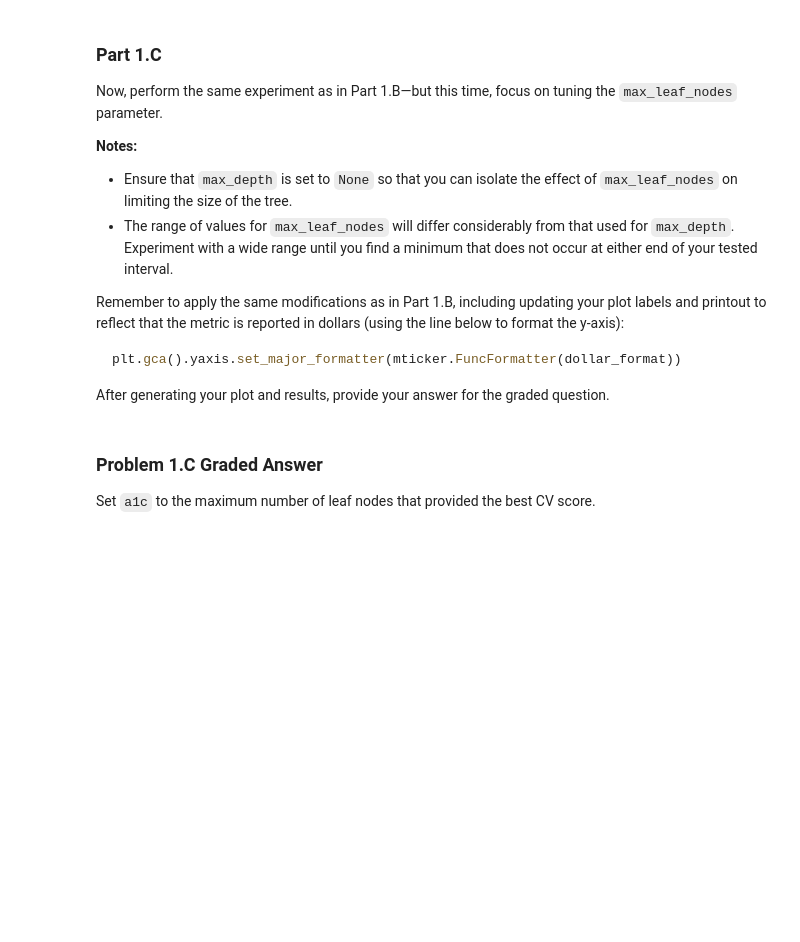
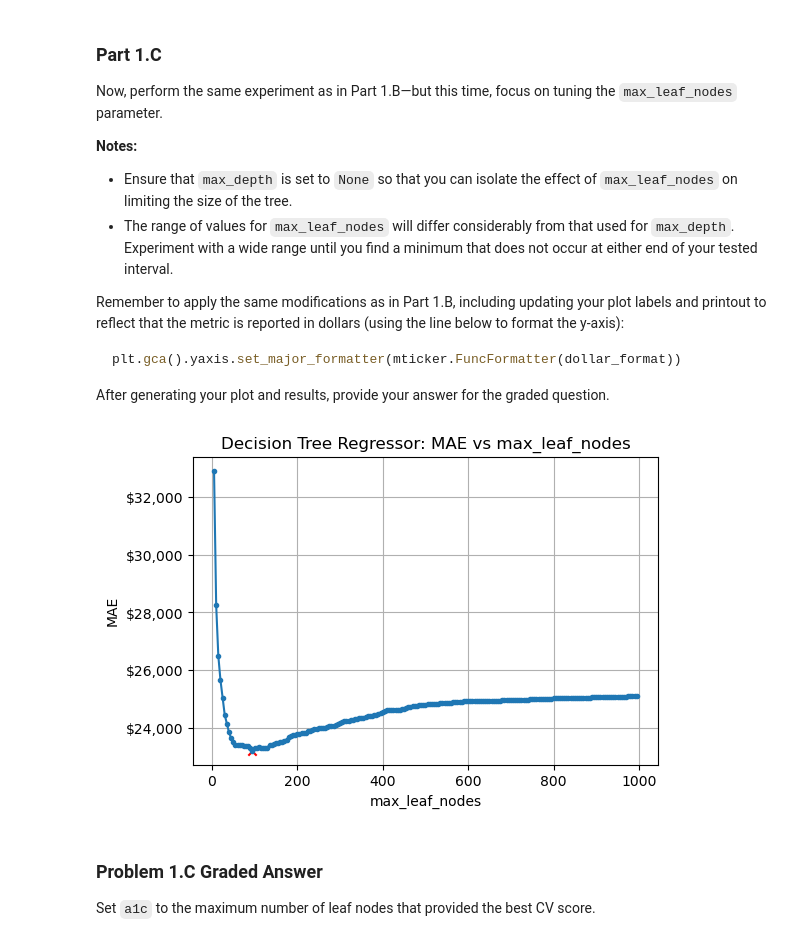
Before and after one commit to keshleem/dx603-homework6, a Jupyter notebook: Homework_06.ipynb, the cells around one changed output. Drawn from its saved outputs; the diff is of its cells as text; code cells hidden in the pictures; blank space fills up the shorter version.

```diff
--- a/Homework_06.ipynb
+++ b/Homework_06.ipynb
@@ -287,3 +324,42 @@ After generating your plot and results, provide your answer for the graded quest
+# %%
+# Your code here
+param = 'max_leaf_nodes'
+
+parameter_list = range(5,1000, 5)
+
+MAEs = []
+
+for mln in tqdm(parameter_list):
+
+    MAEs.append( run_decision_tree_regressor(X_train,y_train,
+                                             max_depth=None,
+                                             max_features=None,
+                                             min_samples_split=2,
+                                             min_samples_leaf=1,
+                                             max_leaf_nodes=mln,
+                                             criterion='absolute_error',
+                                             ccp_alpha=0.0,
+                                             random_state=random_seed,
+                                             n_jobs= -1,
+                                             visualize=False
+                                            ) )
+
+# find the minimum value and index
+min_MAE = min(MAEs)
+min_index = np.argmin(MAEs)
+best_leaf_nodes = parameter_list[min_index]
+
+plt.figure(figsize=(6, 4))
+plt.title("Decision Tree Regressor: MAE vs "+param)
+plt.plot(parameter_list, MAEs, marker='.')
+plt.scatter([parameter_list[min_index]],[min_MAE],marker='x',color='red')
+plt.gca().yaxis.set_major_formatter(mticker.FuncFormatter(dollar_format))
+plt.xlabel(param)
+plt.ylabel("MAE")
+plt.grid()
+plt.show()
+# %% [output]
+[figure, added]
 # %% [markdown]
 ### Problem 1.C Graded Answer
 
```
Also changed, not shown: parts of 11 cells of this notebook.
